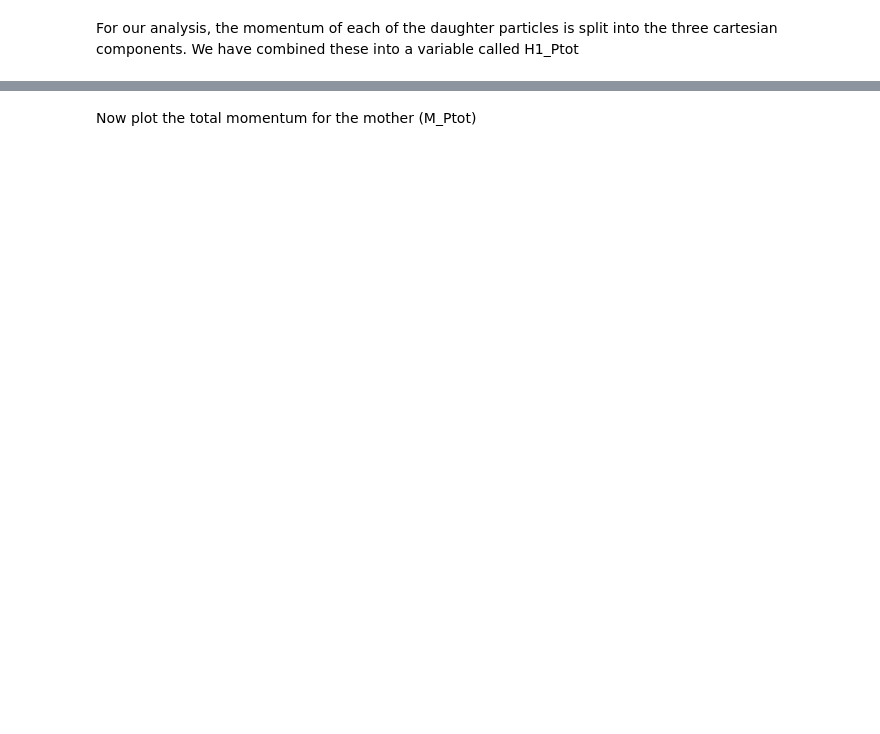
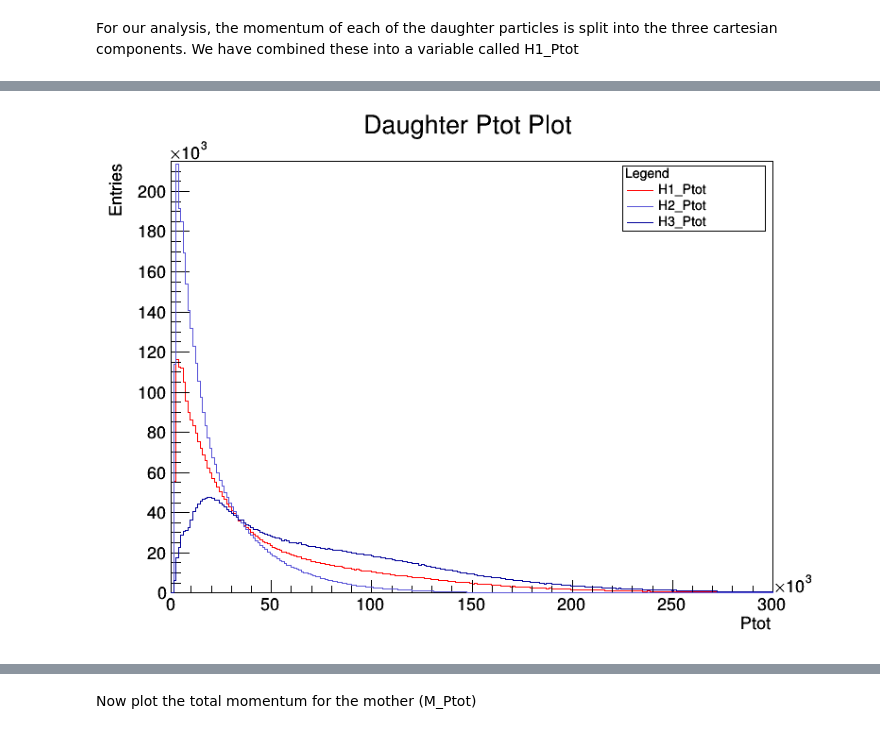
Before and after one commit to Jonastjep/Big_Data_Physics_PRA3024, a Jupyter notebook: Week2_LHCb/LHCb_2021.ipynb, the cells around one changed output, grey strips where cells are left out. Cells and saved outputs as stored; diff of their text form; code cells hidden in the pictures; blank space fills up the shorter version.

```diff
--- a/Week2_LHCb/LHCb_2021.ipynb
+++ b/Week2_LHCb/LHCb_2021.ipynb
@@ -160,0 +227,48 @@ For our analysis, the momentum of each of the daughter particles is split into t
+# %%
+############ USING NORMAL ROOT HISTOGRAM #################
+#Here make a plot of the Total momentum of each of the three daughters
+ROOT.gStyle.SetOptStat(0)
+
+c = ROOT.TCanvas("c2", "Ptot 1", 800, 600)
+
+tree.Draw("H1_Ptot>>h1(250, 0, 300000)")
+h1 = ROOT.gDirectory.Get("h1")
+
+tree.Draw("H2_Ptot>>h2(250, 0, 300000)")
+h2 = ROOT.gDirectory.Get("h2")
+
+tree.Draw("H3_Ptot>>h3(250, 0, 300000)")
+h3 = ROOT.gDirectory.Get("h3")
+
+max = 0
+for h in [h1,h2,h3]:
+  if h.GetMaximum() >= max:
+    max = h.GetMaximum()
+
+varname = "Ptot"
+
+h1.SetMaximum(max + 1500)
+h1.SetTitle("Daughter " + varname + " Plot")
+h1.GetXaxis().SetTitle(varname)
+h1.GetYaxis().SetTitle("Entries")
+h1.SetLineColor(2) # red
+h1.SetLineWidth(1)
+
+h2.SetTitle(varname)
+h2.SetLineColor(9) # blue
+h2.SetLineWidth(1)
+
+h1.Draw()
+h2.Draw("SAME")
+h3.Draw("SAME")
+
+leg = ROOT.TLegend(0.11 + 0.59, 0.77, 0.3 + 0.59, 0.89)
+leg.SetHeader("Legend")
+leg.AddEntry(h1, "H1_Ptot", "l")
+leg.AddEntry(h2, "H2_Ptot", "l")
+leg.AddEntry(h3, "H3_Ptot", "l")
+
+leg.Draw("same")
+
+c.Draw()
+# %% [output]
@@ -160,0 +276 @@ For our analysis, the momentum of each of the daughter particles is split into t
+[figure, added]
```
Also changed, not shown: parts of 30 cells of this notebook.
